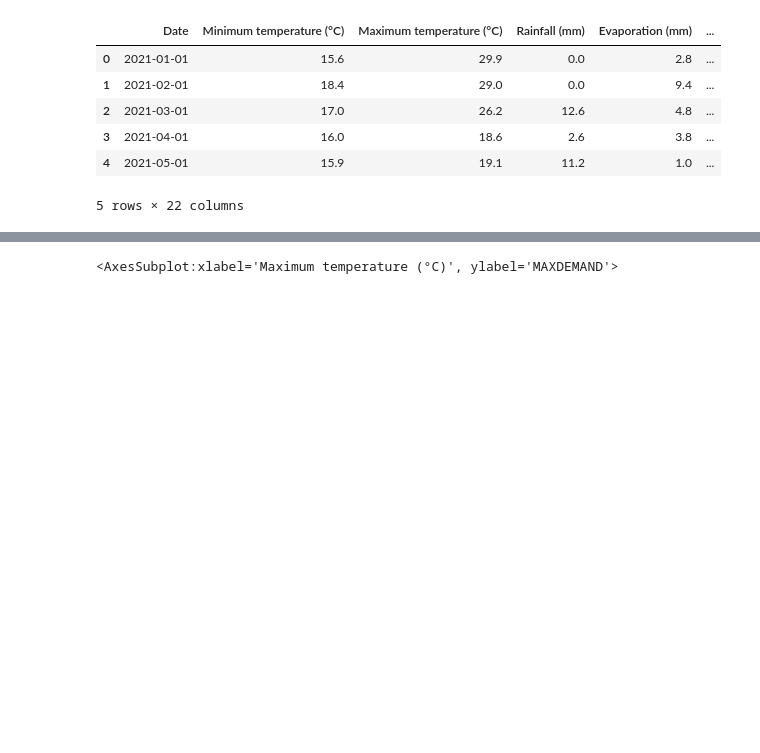
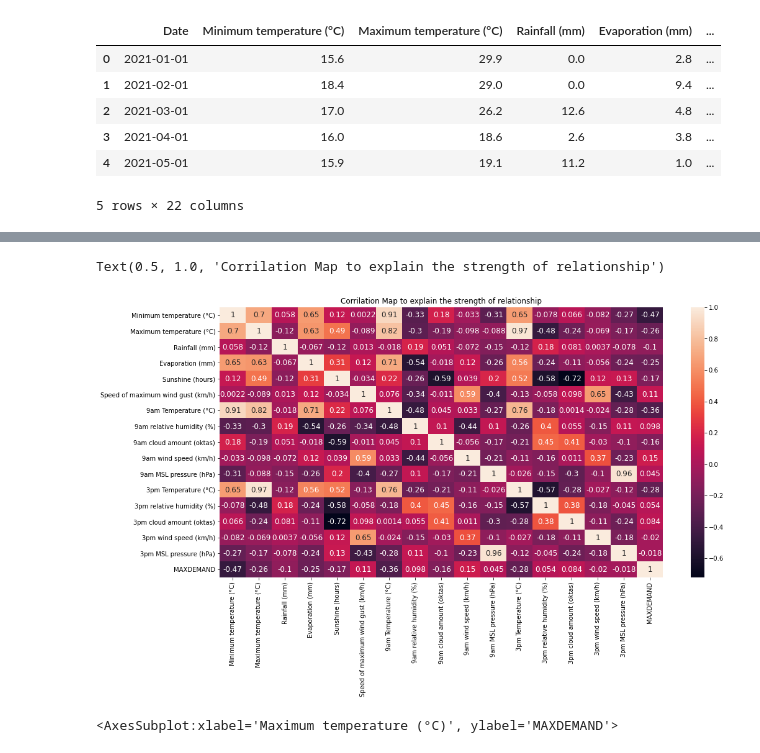
Before and after one commit to smbayat11/Assignment2_Group9, a Jupyter notebook: A2-Group9.ipynb, the cells around one changed output, grey strips where cells are left out. Drawn from its saved outputs; the diff is of its cells as text; code cells hidden in the pictures; blank space fills up the shorter version.

```diff
--- a/A2-Group9.ipynb
+++ b/A2-Group9.ipynb
@@ -1,9 +1,18 @@
 # %%
 import pandas as pd
 import numpy as np
+import seaborn as sns
+
 from matplotlib import pyplot as plt
-Data_w = pd.read_csv("weather_data2.csv")
-Data_p = pd.read_csv("price_demand_data2.csv")
+from sklearn import neighbors
+from sklearn.model_selection import train_test_split
+from sklearn.metrics import accuracy_score
+from sklearn import preprocessing
+from sklearn.preprocessing import MinMaxScaler
+
+Data_w = pd.read_csv("weather_data.csv")
+Data_p = pd.read_csv("price_demand_data.csv")
+
 Data_w
 # %% [output]
 |  | Date | Minimum temperature (°C) | Maximum temperature (°C) | Rainfall (mm) | Evaporation (mm) | ... |
@@ -304,6 +313,16 @@ MergeData[FEACHERS].corr(method = 'pearson')
 | 3pm cloud amount (oktas) | 0.084189 | 0.409234 | 0.010879 | -0.296555 | -0.280805 | ... |
 | 3pm wind speed (km/h) | -0.019650 | -0.030351 | 0.371188 | -0.103746 | -0.027133 | ... |
 | 3pm MSL pressure (hPa) | -0.018023 | -0.100721 | -0.231067 | 0.960922 | -0.121473 | ... |
+# %%
+# Corrilarion values- Strong positive corrilations has light colour, negative corrilations has dark colour.
+plt.figure(figsize=(16,8))
+sns.heatmap(MergeData.corr(), annot = True, annot_kws={"size":12})
+
+plt.title("Corrilation Map to explain the strength of relationship")
+#sns.heatmap(MergeData, annot=True, fmt=".lf", linewidth=5, square=True, cmap='Blues_r')
+# %% [output]
+Text(0.5, 1.0, 'Corrilation Map to explain the strength of relationship')
+[figure, added]
 # %%
 MergeData.plot.scatter (x = 'Maximum temperature (°C)',
                         y = 'MAXDEMAND')
```
Also changed, not shown: parts of 3 cells of this notebook.
